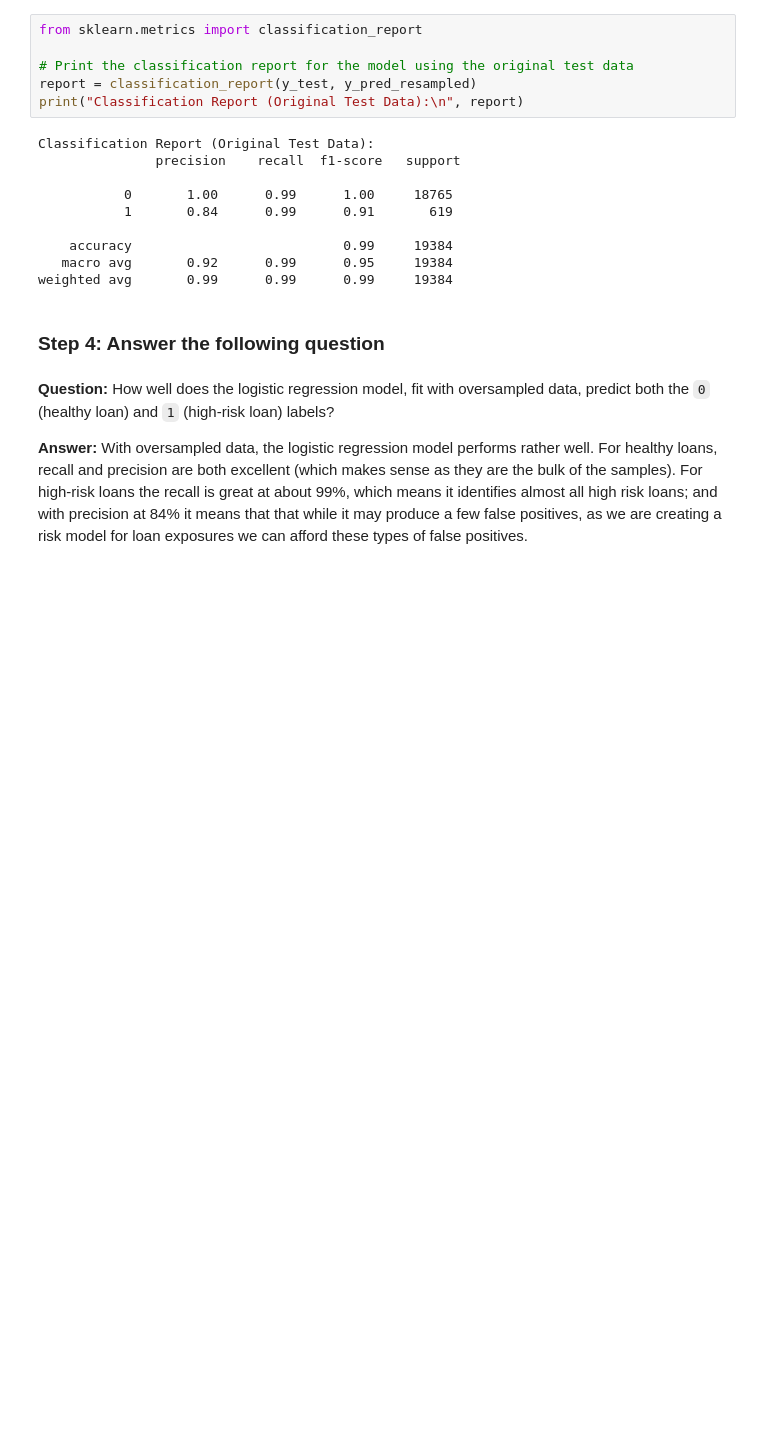
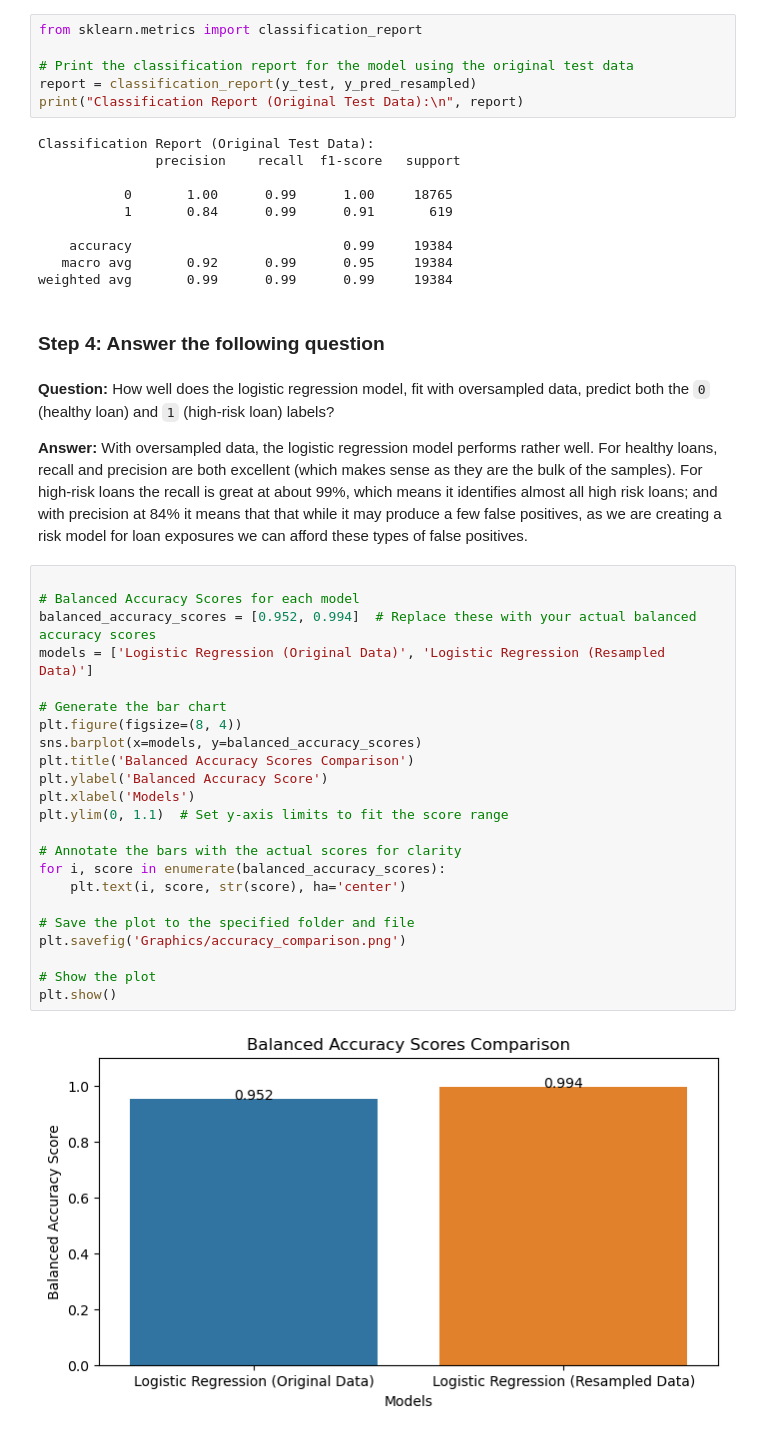
Before and after one commit to darcy5d/Fintech_Module_12_Homework_Assignment, a Jupyter notebook: credit_risk_resampling.ipynb, the cells around one changed output. Saved outputs shown, nothing was run; the diff lists cells and outputs as text; blank space fills up the shorter version.

```diff
--- a/credit_risk_resampling.ipynb
+++ b/credit_risk_resampling.ipynb
@@ -360,3 +390,28 @@ weighted avg       0.99      0.99      0.99     19384
 **Question:** How well does the logistic regression model, fit with oversampled data, predict both the `0` (healthy loan) and `1` (high-risk loan) labels?
 
 **Answer:** With oversampled data, the logistic regression model performs rather well.  For healthy loans, recall and precision are both excellent (which makes sense as they are the bulk of the samples).  For high-risk loans the recall is great at about 99%, which means it identifies almost all high risk loans; and with precision at 84% it means that that while it may produce a few false positives, as we are creating a risk model for loan exposures we can afford these types of false positives.
+# %%
+
+# Balanced Accuracy Scores for each model
+balanced_accuracy_scores = [0.952, 0.994]  # Replace these with your actual balanced accuracy scores
+models = ['Logistic Regression (Original Data)', 'Logistic Regression (Resampled Data)']
+
+# Generate the bar chart
+plt.figure(figsize=(8, 4))
+sns.barplot(x=models, y=balanced_accuracy_scores)
+plt.title('Balanced Accuracy Scores Comparison')
+plt.ylabel('Balanced Accuracy Score')
+plt.xlabel('Models')
+plt.ylim(0, 1.1)  # Set y-axis limits to fit the score range
+
+# Annotate the bars with the actual scores for clarity
+for i, score in enumerate(balanced_accuracy_scores):
+    plt.text(i, score, str(score), ha='center')
+
+# Save the plot to the specified folder and file
+plt.savefig('Graphics/accuracy_comparison.png')
+
+# Show the plot
+plt.show()
+# %% [output]
+[figure, added]
```
Also changed, not shown: parts of 3 cells of this notebook, 2 other files.
